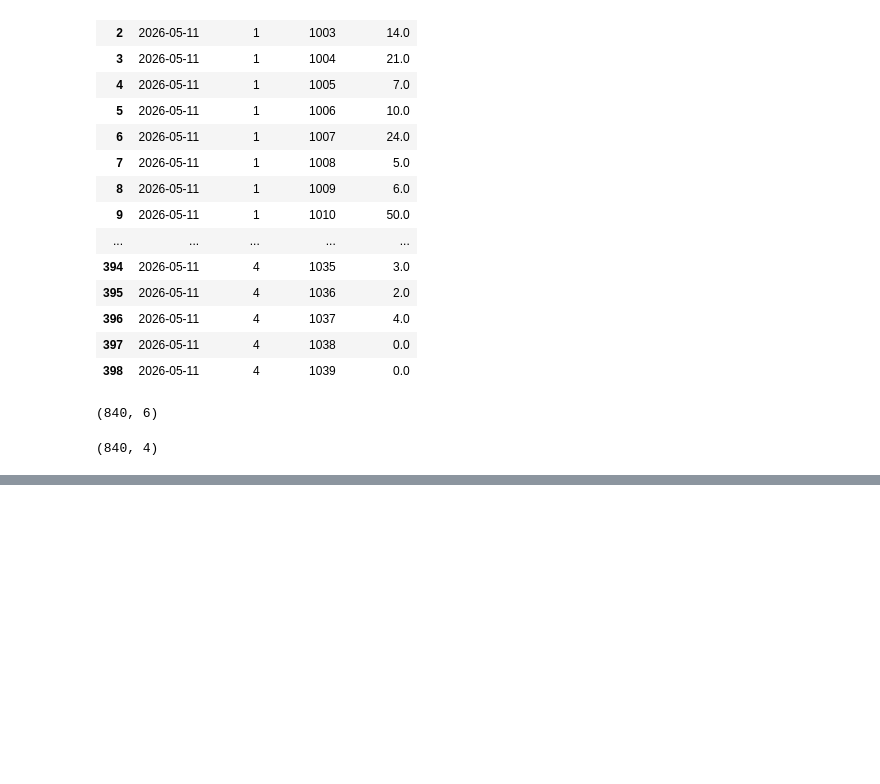
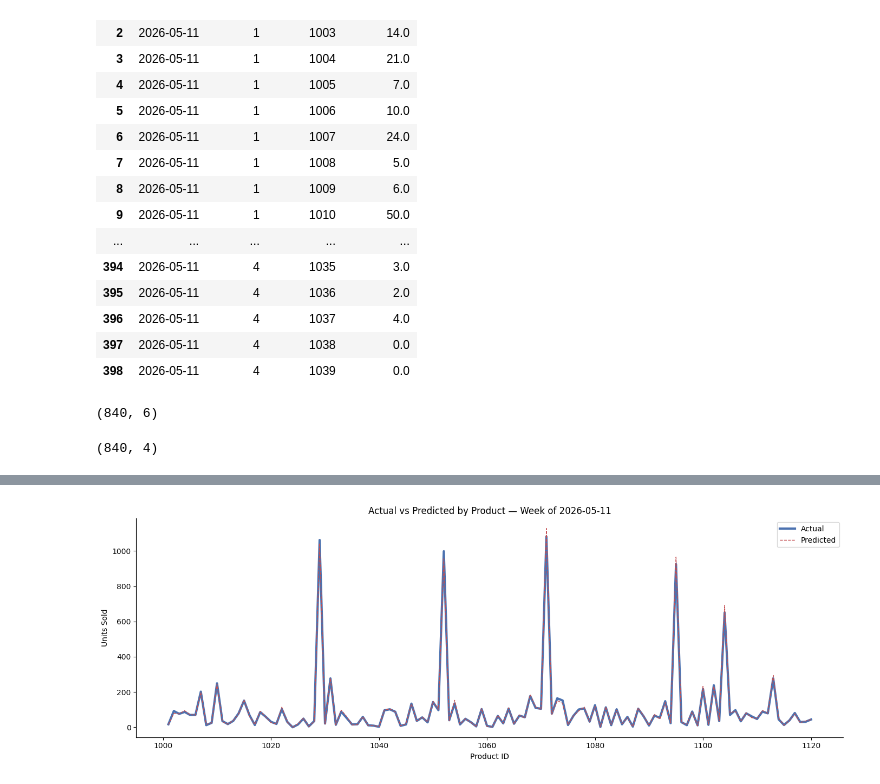
Before and after one commit to Bonaboss01/retail-sales-forecasting-genai, a Jupyter notebook: notebooks/15_weekly_forecast_analysis.ipynb, the cells around one changed output, grey strips where cells are left out. Drawn from its saved outputs; the diff is of its cells as text; code cells hidden in the pictures; blank space fills up the shorter version.

```diff
--- a/notebooks/15_weekly_forecast_analysis.ipynb
+++ b/notebooks/15_weekly_forecast_analysis.ipynb
@@ -367,0 +456,17 @@ actuals.shape
+# %%
+by_product = comparison.groupby("product_id").agg(
+    actual=("units_sold", "sum"),
+    predicted=("predicted_units", "sum")
+).reset_index()
+
+fig, ax = plt.subplots(figsize=(14, 5))
+ax.plot(by_product["product_id"], by_product["actual"], label="Actual", color="#4C72B0", linewidth=3)
+ax.plot(by_product["product_id"], by_product["predicted"], label="Predicted", color="#C44E52", linestyle="--", linewidth=1)
+ax.set_xlabel("Product ID")
+ax.set_ylabel("Units Sold")
+ax.set_title("Actual vs Predicted by Product — Week of 2026-05-11")
+ax.legend()
+plt.tight_layout()
+plt.show()
+# %% [output]
+[figure, added]
```
Also changed, not shown: parts of 11 cells of this notebook.
